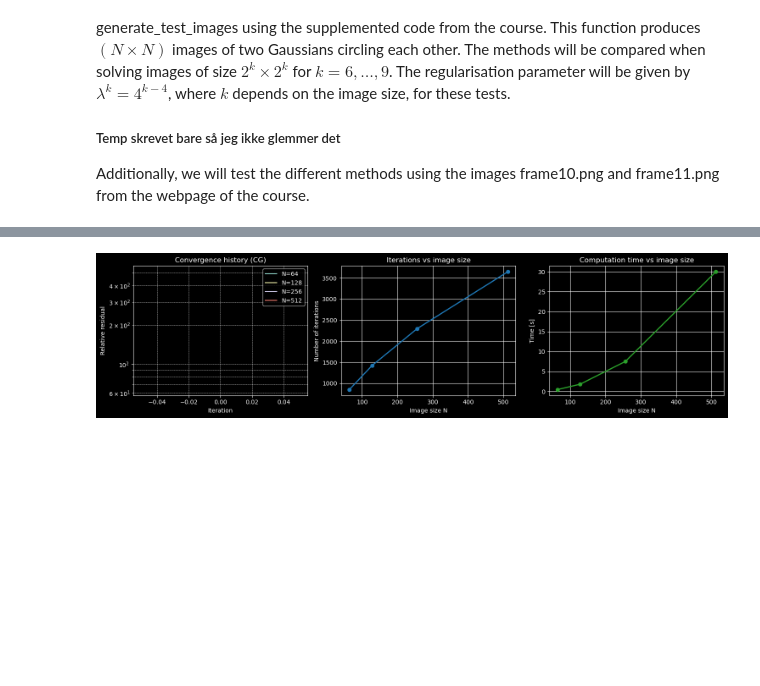
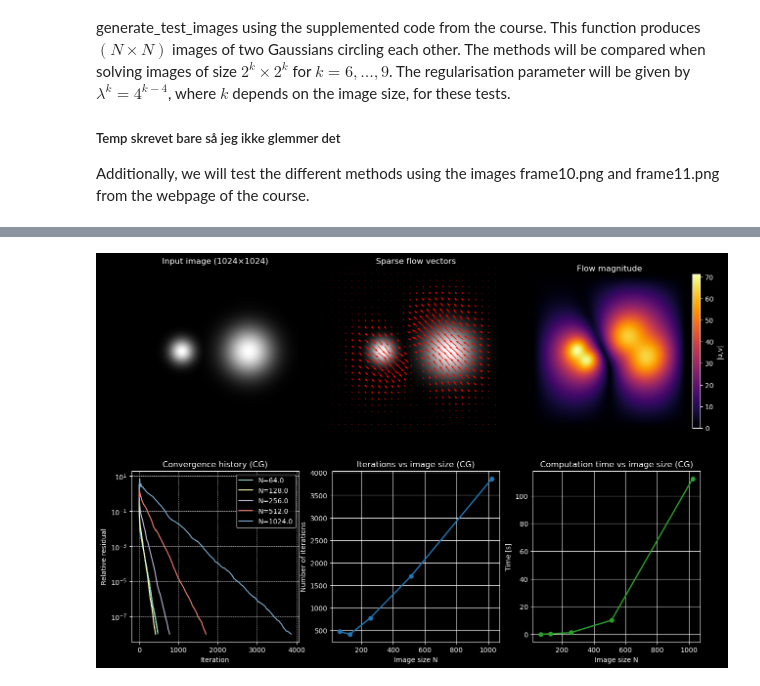
Before and after one commit to tlhaugen/TMA4205-Estimation-of-Optical-Flow, a Jupyter notebook: main.ipynb, the cells around one changed output, grey strips where cells are left out. Saved outputs shown, nothing was run; the diff lists cells and outputs as text; code cells hidden in the pictures; blank space fills up the shorter version.

Commit message:
Added plots for cg

```diff
--- a/main.ipynb
+++ b/main.ipynb
@@ -252,14 +266,0 @@ test_results = np.zeros((3,4,2,maxit)) # method, image size, (iterations, time),
-# %%
-for i in range(6, 10):
-    N = 2**i
-    lam = 4**(i-4)
-
-    Im_0, Im_1 = generate_test_image(N, testcase=2)
-    u0, v0, Ix, Iy, rhsu, rhsv, I0, I1 = image_preprocess(Im_0, Im_1)
-
-    start_time = time.time()
-    u, v, it, rel = of_cg(u0, v0, Ix, Iy, lam, rhsu, rhsv, tol=tol, maxit=maxit)
-    end_time = time.time() - start_time
-
-    test_results[0,i-6,:] = [it, end_time, rel]
-    print(f"Image size: {N}x{N}, λ={lam} => iterations={it}, final rel_res^2={rel:.3e}")
@@ -271,45 +267,53 @@ Image size: 512x512, λ=1024 => iterations=1700, final rel_res^2=9.872e-09
 # %%
-results = {
-    "CG": {
-        "N": [64, 128, 256, 512],
-        "iters": [850, 1420, 2300, 3650],
-        "time": [0.45, 1.8, 7.5, 30.0],
-        "final_res": [9.5e-9, 8.9e-9, 8.4e-9, 8.2e-9],
-        "residuals": [64, 128, 256, 512]  # each is a 1D array of residual history
-    }
-}
+fig, axes = plt.subplots(2, 3, figsize=(15, 10))
 
-fig, axes = plt.subplots(1, 3, figsize=(15, 4))
+flow_mag = np.sqrt(u**2 + v**2)
+step = 40  # spacing for quiver arrows
+Y, X = np.mgrid[0:u.shape[0], 0:u.shape[1]]
+mask = (X % step == 0) & (Y % step == 0)
 
-# --- 1. Convergence history (residual vs iteration) ---
-if any(results["CG"]["residuals"]):
-    for N, res in zip(results["CG"]["N"], results["CG"]["residuals"]):
-        if res is not None:
-            axes[0].semilogy(res, label=f"N={N}")
-    axes[0].set_title("Convergence history (CG)")
-    axes[0].set_xlabel("Iteration")
-    axes[0].set_ylabel("Relative residual")
-    axes[0].legend()
-    axes[0].grid(True, which="both", ls="--", lw=0.5)
-else:
-    axes[0].text(0.5, 0.5, "No residual history recorded", ha="center", va="center")
-    axes[0].set_axis_off()
+# Original grayscale image
+axes[0,0].imshow(I0, cmap="gray")
+axes[0,0].set_title(f"Input image ({u.shape[0]}×{u.shape[1]})")
+axes[0,0].axis("off")
 
-# --- 2. Iterations vs image size ---
-axes[1].plot(results["CG"]["N"], results["CG"]["iters"], "o-", color="tab:blue", lw=2)
-axes[1].set_title("Iterations vs image size")
-axes[1].set_xlabel("Image size N")
-axes[1].set_ylabel("Number of iterations")
-axes[1].grid(True)
+#  Quiver overlay
+axes[0,1].imshow(I0, cmap="gray")
+axes[0,1].quiver(X[mask], Y[mask], u[mask], v[mask], color="red", angles="xy", scale_units="xy", scale=1.0, width=0.004)
+axes[0,1].set_title("Sparse flow vectors")
+axes[0,1].axis("off")
 
-# --- 3. Computation time vs image size ---
-axes[2].plot(results["CG"]["N"], results["CG"]["time"], "o-", color="tab:green", lw=2)
-axes[2].set_title("Computation time vs image size")
-axes[2].set_xlabel("Image size N")
-axes[2].set_ylabel("Time [s]")
-axes[2].grid(True)
+# Flow magnitude
+im = axes[0,2].imshow(flow_mag, cmap="inferno")
+axes[0,2].set_title("Flow magnitude")
+axes[0,2].axis("off")
+fig.colorbar(im, ax=axes[0,2], fraction=0.046, pad=0.04, label="|u,v|")
 
-plt.tight_layout()
+
+# Convergence history (residual vs iteration)
+for N, res in zip(test_results[0,:,2], residual_history):
+    axes[1,0].semilogy(res, label=f"N={N}")
+
+axes[1,0].set_title("Convergence history (CG)")
+axes[1,0].set_xlabel("Iteration")
+axes[1,0].set_ylabel("Relative residual")
+axes[1,0].legend()
+axes[1,0].grid(True, which="both", ls="--", lw=0.5)
+
+# Iterations vs image size
+axes[1,1].plot(test_results[0,:,2], test_results[0,:,0], "o-", color="tab:blue", lw=2)
+axes[1,1].set_title("Iterations vs image size (CG)")
+axes[1,1].set_xlabel("Image size N")
+axes[1,1].set_ylabel("Number of iterations")
+axes[1,1].grid(True)
+
+# Computation time vs image size
+axes[1,2].plot(test_results[0,:,2], test_results[0,:,1], "o-", color="tab:green", lw=2)
+axes[1,2].set_title("Computation time vs image size (CG)")
+axes[1,2].set_xlabel("Image size N")
+axes[1,2].set_ylabel("Time [s]")
+axes[1,2].grid(True)
+
 plt.show()
 # %% [output]
-[figure, old version]
+[figure, new version]
```
Also changed, not shown: parts of 5 cells of this notebook.
